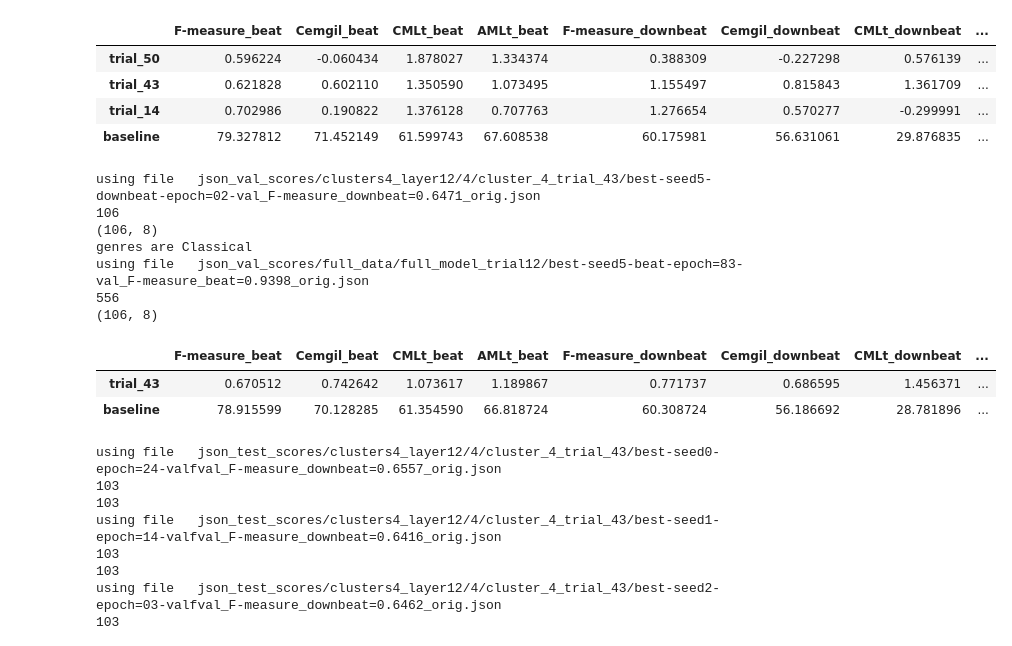
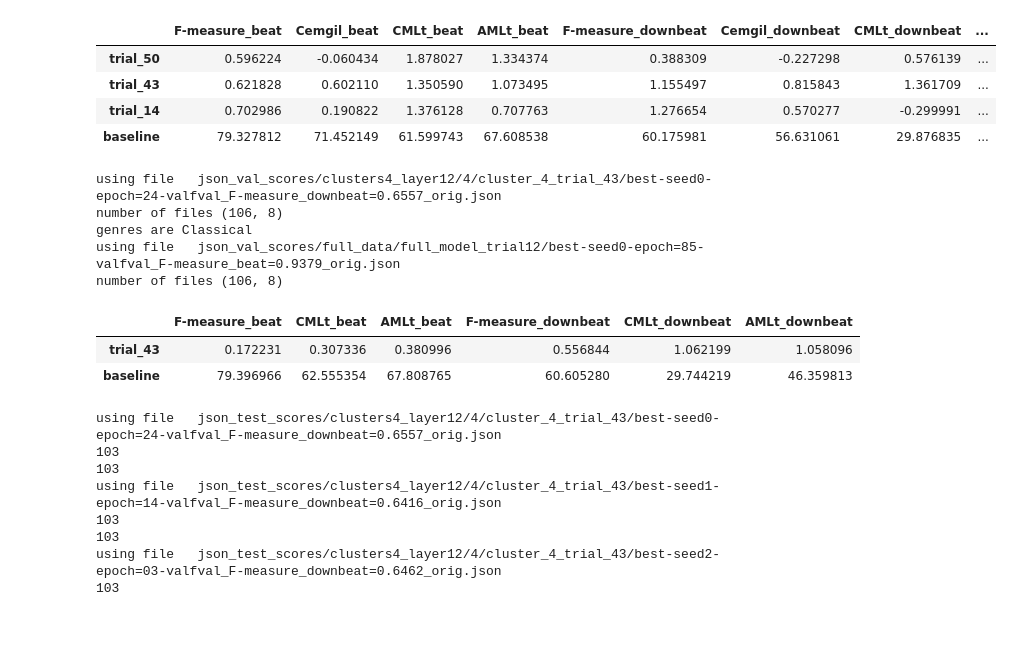
Before and after one commit to PulyaPolya/beat_this, a Jupyter notebook: results_evaluation.ipynb, the cells around one changed output. Drawn from its saved outputs; the diff is of its cells as text; code cells hidden in the pictures.

Commit message:
latex tables

```diff
--- a/results_evaluation.ipynb
+++ b/results_evaluation.ipynb
@@ -34,12 +34,12 @@ def get_restults_per_cluster (json_path,  cluster, seeds, df_path, full= False,c
     for seed in seeds:
         file_scores = [file for file in os.listdir(folder) if  file.startswith(f"best-seed{seed}")][0]
         json_file = open(os.path.join(folder, file_scores))
-        print(f"using file   {os.path.join(folder, file_scores)}")
+
         json1_str = json_file.read()
         json1_data = json.loads(json1_str)
         json_data = {key[:-10]: value for key, value in json1_data.items()} #{key[:-10]: value for key, value in json1_data.items()}
         df  = pd.DataFrame(json_data).T
-        print(len(df))
+        #print(len(df))
         #print(json_data)
         if full and per_cluster:
             ind = set(df.index)
@@ -49,13 +49,17 @@ def get_restults_per_cluster (json_path,  cluster, seeds, df_path, full= False,c
             df_val_cluster = df.loc[list(val_files_cluster)]
             df_val_cluster.index = df_val_cluster.index.astype(str) + "/track.npy"
             #print(df_val_cluster.head(10))
-            print(len(df_val_cluster))
+            #print(len(df_val_cluster))
         else:
             df_val_cluster = df.copy()
+        if seed == 0:
+            print(f"using file   {os.path.join(folder, file_scores)}")
+            print(f"number of files {df_val_cluster.shape}")
         if return_per_track:
             return df_val_cluster
-        print(df_val_cluster.shape)
-        scores_mean = (df_val_cluster.mean()*100).to_dict()
+        df_percents = df_val_cluster*100
+
+        scores_mean = (df_percents .mean()).to_dict()
         scores.append(scores_mean)
 
     if not full:
@@ -2646,22 +2809,20 @@ using file   json_val_scores/full_data/full_model_trial12/best-seed0-epoch=85-va
 | trial_14 | 0.702986 | 0.190822 | 1.376128 | 0.707763 | 1.276654 | 0.570277 | -0.299991 | ... |
 | baseline | 79.327812 | 71.452149 | 61.599743 | 67.608538 | 60.175981 | 56.631061 | 29.876835 | ... |
 # %%
-df_total = get_per_cluster_results(trials = [43], seeds =[5],json_path = "json_val_scores", name_full = "full_model_trial12", cluster = 4,
+df_total = get_per_cluster_results(trials = [43], seeds = [0,1,2,3,4,5,6,7,8,9],json_path = "json_val_scores", name_full = "full_model_trial12", cluster = 4,
                                     cluster_config="clusters4_layer12", df_path="data_cluster_assignments/df_cmeans_12_4clusters_new.csv")
 diff_vs_baseline = get_baseliine_diff (df_total, num_trials=1)
 diff_vs_baseline
 diff_vs_baseline
 # %% [output]
-using file   json_val_scores/clusters4_layer12/4/cluster_4_trial_43/best-seed5-downbeat-epoch=02-val_F-measure_downbeat=0.6471_orig.json
-106
-(106, 8)
+using file   json_val_scores/clusters4_layer12/4/cluster_4_trial_43/best-seed0-epoch=24-valfval_F-measure_downbeat=0.6557_orig.json
+number of files (106, 8)
 genres are Classical
-using file   json_val_scores/full_data/full_model_trial12/best-seed5-beat-epoch=83-val_F-measure_beat=0.9398_orig.json
-556
-(106, 8)
+using file   json_val_scores/full_data/full_model_trial12/best-seed0-epoch=85-valfval_F-measure_beat=0.9379_orig.json
+number of files (106, 8)
-|  | F-measure_beat | Cemgil_beat | CMLt_beat | AMLt_beat | F-measure_downbeat | Cemgil_downbeat | CMLt_downbeat | ... |
-| trial_43 | 0.670512 | 0.742642 | 1.073617 | 1.189867 | 0.771737 | 0.686595 | 1.456371 | ... |
-| baseline | 78.915599 | 70.128285 | 61.354590 | 66.818724 | 60.308724 | 56.186692 | 28.781896 | ... |
+|  | F-measure_beat | CMLt_beat | AMLt_beat | F-measure_downbeat | CMLt_downbeat | AMLt_downbeat |
+| trial_43 | 0.172231 | 0.307336 | 0.380996 | 0.556844 | 1.062199 | 1.058096 |
+| baseline | 79.396966 | 62.555354 | 67.808765 | 60.605280 | 29.744219 | 46.359813 |
 # %%
 df_total = get_per_cluster_results(trials = [43], seeds = [0,1, 2,3,4],json_path = "json_test_scores", name_full = "full_model_trial12", cluster = 4,
                                     cluster_config="clusters4_layer12", df_path="data_cluster_assignments/df_cmeans_12_4clusters_new.csv")
```
Also changed, not shown: parts of 51 cells of this notebook.
